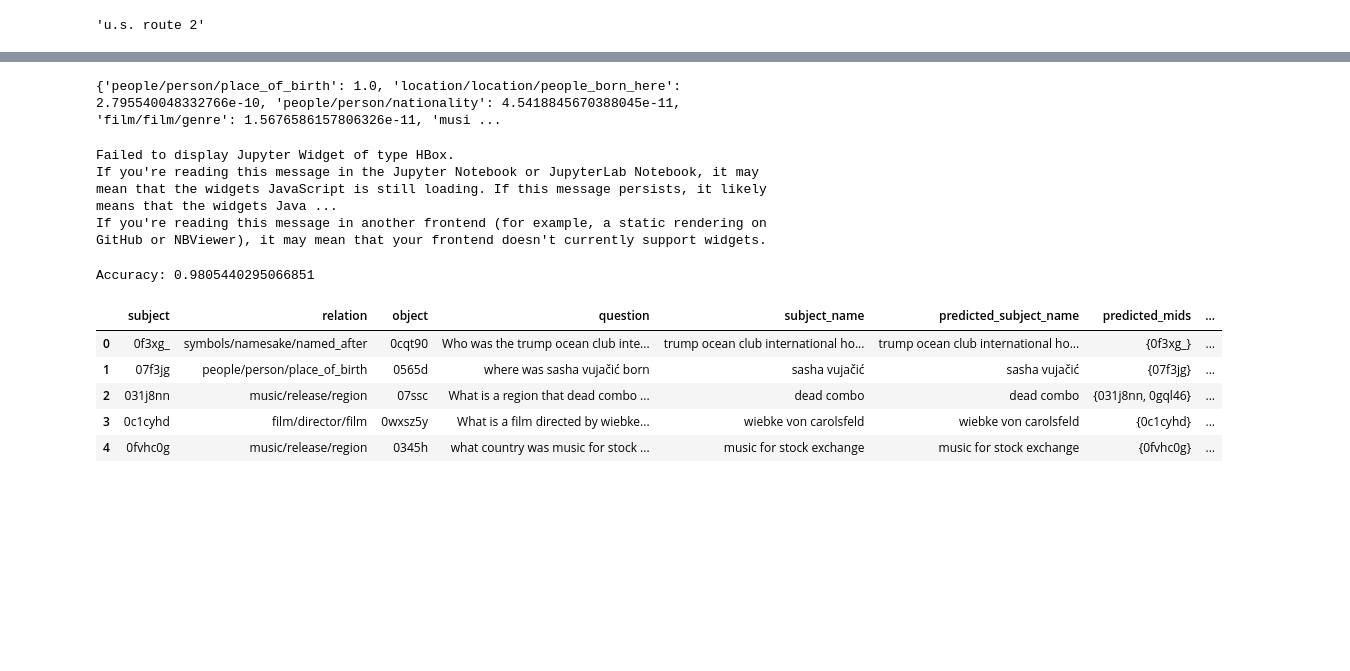
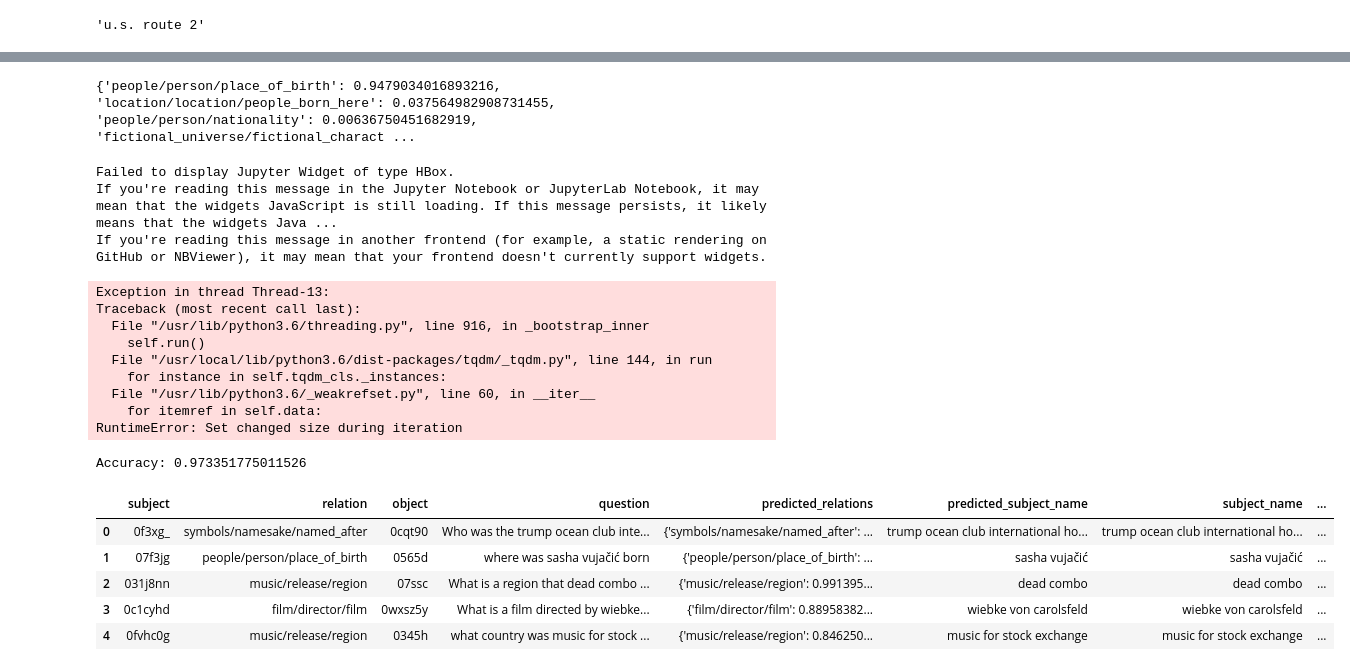
Before and after one commit to PetrochukM/Simple-QA-EMNLP-2018, a Jupyter notebook: scripts/notebooks/End-to-End Freebase QA.ipynb, the cells around one changed output, grey strips where cells are left out. Cells and saved outputs as stored; diff of their text form; code cells hidden in the pictures; blank space fills up the shorter version.

Commit message:
SOTA 79.7

```diff
--- a/scripts/notebooks/End-to-End Freebase QA.ipynb
+++ b/scripts/notebooks/End-to-End Freebase QA.ipynb
@@ -84,15 +38,17 @@ def preprocess(s):
 # %%
 from allennlp.models.archival import load_archive
 from allennlp.service.predictors import Predictor
+from scripts.utils.link_subject_name import tokenize
 
-SUBJECT_RECOGNITION = '../../../allennlp/tmp/subject_recognition_10/model.tar.gz'
+
+SUBJECT_RECOGNITION = '../../../allennlp/experiments/crf_tagger_lstm_no_reg_3/model.tar.gz'
 archive = load_archive(SUBJECT_RECOGNITION, cuda_device=0)
 predictor = Predictor.from_archive(archive, 'sentence-tagger')
 
 def predict_subject_name(s):
-    s = preprocess(s)
+    s =  ' '.join(tokenize(s))
     predicted = predictor.predict_json({'sentence': s}, 0)
-    return ' '.join([predicted['words'][i] for i, tag in enumerate(predicted['tags']) if tag == 'I-SUB'])
+    return ' '.join([predicted['words'][i] for i, tag in enumerate(predicted['tags']) if tag == 'I'])
 
 predict_subject_name('what major cities does u.s. route 2 run through')
 # %% [output]
@@ -159,6 +219,8 @@ Exact Match: 0.920516366989396
 # %%
 from tqdm import tqdm_notebook
 import psycopg2
+from scripts.utils.link_subject_name import normalize_alias
+
 
 chunk_size = 10000
 
@@ -169,7 +231,7 @@ def update_chunk(rows):
 cursor.execute('SELECT mid, alias FROM fb_name')
 rows = []
 for mid, alias in tqdm_notebook(cursor.fetchall()):
-    normalized_alias = normalize_phrase(alias)
+    normalized_alias = normalize_alias(alias)
     rows.append(tuple([normalized_alias, mid, alias]))
 
 
@@ -184,20 +244,2 @@ KeyboardInterrupt:
 # %%
 connection.commit()
-# %%
-from tqdm import tqdm_notebook
-from numpy import nan
-import pandas as pd
-
-correct = 0
-predicted_mids_column = []
-for index, row in tqdm_notebook(df_dev.iterrows(), total=df_dev.shape[0]):
-    predicted = normalize_phrase(row['predicted_subject_name'])
-    cursor.execute('SELECT DISTINCT mid FROM fb_name WHERE normalized_alias = %s', (predicted, ))
-    predicted_mids = set([row[0] for row in cursor.fetchall()])
-    predicted_mids_column.append(predicted_mids)
-    if row['subject'] in predicted_mids:
-        correct += 1
-
-df_dev['predicted_mids'] = pd.Series(predicted_mids_column, index=df_dev.index)
-print('Accuracy:', correct / df_dev.shape[0])
-df_dev[:5]
@@ -244,5 +363,5 @@ Accuracy: 0.9283540802213002
 # %%
-RELATION_CLASSIFIER = '../../logs/0602.12-05_11:55:24.relation_classifier/12m_05d_12h_05m_24s.pt'
+RELATION_CLASSIFIER = '../../logs/0209.12-06_14:39:36.relation_classifier/12m_06d_14h_42m_42s.pt'
 
 import pprint
 
@@ -270,34 +389,45 @@ def get_relation(question, top_k=5):
 # To test this cell
 print(get_relation('Where was Obama born?'))
 # %% [output]
-{'people/person/place_of_birth': 1.0, 'location/location/people_born_here': 2.795540048332766e-10, 'people/person/nationality': 4.5418845670388045e-11, 'film/film/genre': 1.5676586157806326e-11, 'musi ...
+{'people/person/place_of_birth': 0.9479034016893216, 'location/location/people_born_here': 0.037564982908731455, 'people/person/nationality': 0.00636750451682919, 'fictional_universe/fictional_charact ...
 # %%
 from tqdm import tqdm_notebook
 from numpy import nan
 import pandas as pd
 
 correct = 0
 predicted_relations_column = []
 for index, row in tqdm_notebook(df_dev.iterrows(), total=df_dev.shape[0]):
-    predicted_relations = get_relation(row['question'])
+    predicted_relations = get_relation(row['question'], 10)
     predicted_relations_column.append(predicted_relations)
     if row['relation'] in set(predicted_relations.keys()):
         correct += 1
 
 df_dev['predicted_relations'] = pd.Series(predicted_relations_column, index=df_dev.index)
 print('Accuracy:', correct / df_dev.shape[0])
 df_dev[:5]
+
+# SOTA  0.973351775011526
 # %% [output]
 Failed to display Jupyter Widget of type HBox.
 If you're reading this message in the Jupyter Notebook or JupyterLab Notebook, it may mean that the widgets JavaScript is still loading. If this message persists, it likely means that the widgets Java ...
 If you're reading this message in another frontend (for example, a static rendering on GitHub or NBViewer), it may mean that your frontend doesn't currently support widgets.
-Accuracy: 0.9805440295066851
+Exception in thread Thread-13:
+Traceback (most recent call last):
+  File "/usr/lib/python3.6/threading.py", line 916, in _bootstrap_inner
+    self.run()
+  File "/usr/local/lib/python3.6/dist-packages/tqdm/_tqdm.py", line 144, in run
+    for instance in self.tqdm_cls._instances:
+  File "/usr/lib/python3.6/_weakrefset.py", line 60, in __iter__
+    for itemref in self.data:
+RuntimeError: Set changed size during iteration
+Accuracy: 0.973351775011526
-|  | subject | relation | object | question | subject_name | predicted_subject_name | predicted_mids | ... |
-| 0 | 0f3xg_ | symbols/namesake/named_after | 0cqt90 | Who was the trump ocean club inte... | trump ocean club international ho... | trump ocean club international ho... | {0f3xg_} | ... |
-| 1 | 07f3jg | people/person/place_of_birth | 0565d | where was sasha vujačić born | sasha vujačić | sasha vujačić | {07f3jg} | ... |
-| 2 | 031j8nn | music/release/region | 07ssc | What is a region that dead combo ... | dead combo | dead combo | {031j8nn, 0gql46} | ... |
-| 3 | 0c1cyhd | film/director/film | 0wxsz5y | What is a film directed by wiebke... | wiebke von carolsfeld | wiebke von carolsfeld | {0c1cyhd} | ... |
-| 4 | 0fvhc0g | music/release/region | 0345h | what country was music for stock ... | music for stock exchange | music for stock exchange | {0fvhc0g} | ... |
+|  | subject | relation | object | question | predicted_relations | predicted_subject_name | subject_name | ... |
+| 0 | 0f3xg_ | symbols/namesake/named_after | 0cqt90 | Who was the trump ocean club inte... | {'symbols/namesake/named_after': ... | trump ocean club international ho... | trump ocean club international ho... | ... |
+| 1 | 07f3jg | people/person/place_of_birth | 0565d | where was sasha vujačić born | {'people/person/place_of_birth': ... | sasha vujačić | sasha vujačić | ... |
+| 2 | 031j8nn | music/release/region | 07ssc | What is a region that dead combo ... | {'music/release/region': 0.991395... | dead combo | dead combo | ... |
+| 3 | 0c1cyhd | film/director/film | 0wxsz5y | What is a film directed by wiebke... | {'film/director/film': 0.88958382... | wiebke von carolsfeld | wiebke von carolsfeld | ... |
+| 4 | 0fvhc0g | music/release/region | 0345h | what country was music for stock ... | {'music/release/region': 0.846250... | music for stock exchange | music for stock exchange | ... |
 # %%
 from tqdm import tqdm_notebook
 from numpy import nan
```
Also changed, not shown: parts of 27 cells of this notebook, 15 other files.
